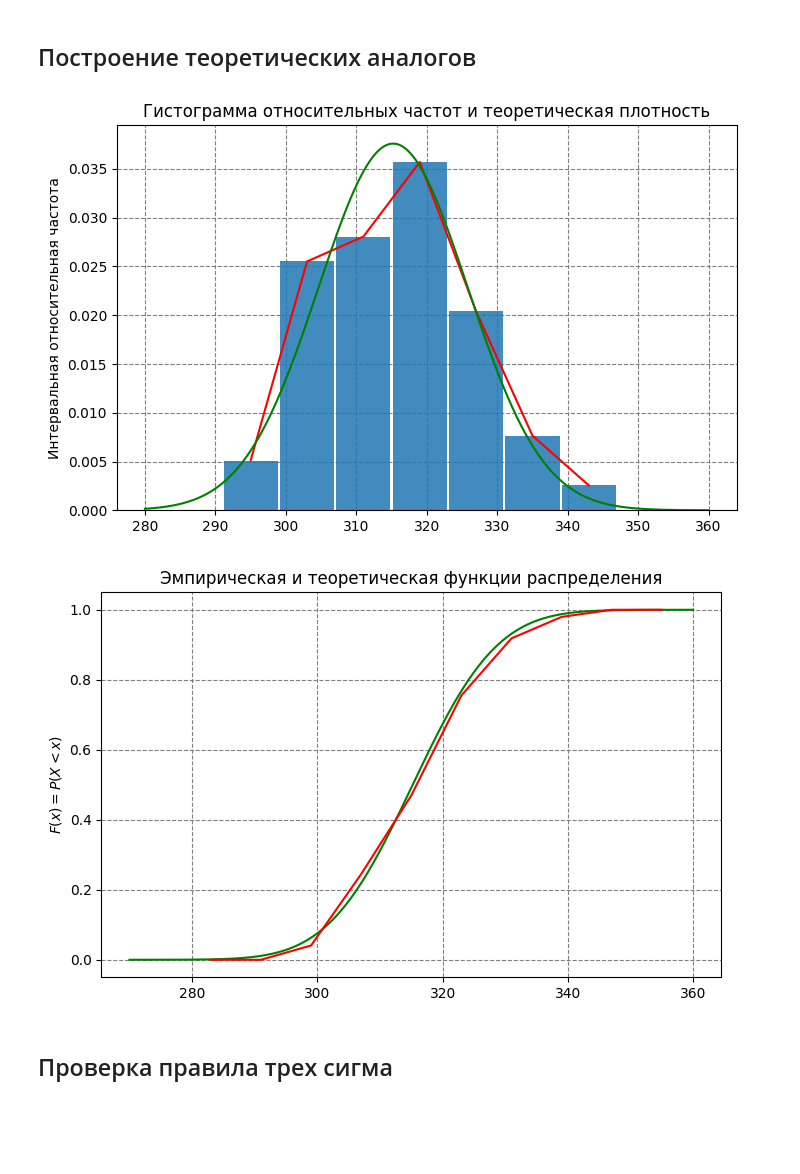
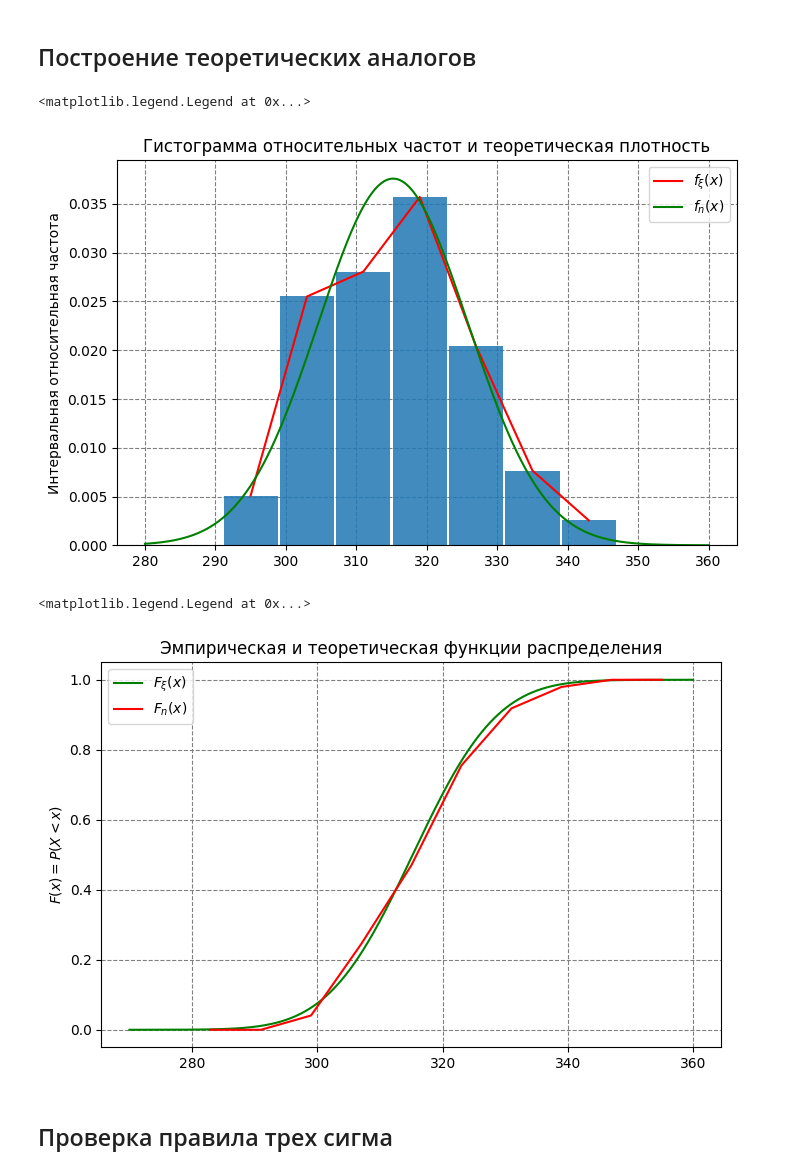
Before and after one commit to IvanBugaenko/NumericalMethods-Labs, a Jupyter notebook: terver/terver2.ipynb, the cells around one changed output. Cells and saved outputs as stored; diff of their text form; code cells hidden in the pictures; blank space fills up the shorter version.

```diff
--- a/terver/terver2.ipynb
+++ b/terver/terver2.ipynb
@@ -175,14 +176,19 @@ fr_teor_y = F(fr_teor_x)
 # %%
 plt.figure(figsize=(8,5))
 plt.title('Гистограмма относительных частот и теоретическая плотность')
 plt.rc('axes', axisbelow=True)
 plt.bar(mean_row, p_hist, width=h - 0.3, alpha=0.85)
 plt.grid(color='gray', linestyle='dashed')
 plt.plot(mean_row, p_hist, color='red')
 plt.plot(p_teor_x, p_teor_y, color='green')
 plt.ylabel('Интервальная относительная частота');
+plt.legend([
+    r"$f_{\xi}(x)$",
+    r"$f_{n}(x)$"
+])
 # %% [output]
+<matplotlib.legend.Legend at 0x...>
-[figure, old version]
+[figure, new version]
 # %%
 plt.figure(figsize=(8,5))
 plt.title('Эмпирическая и теоретическая функции распределения')
@@ -191,8 +197,13 @@ plt.grid(color='gray', linestyle='dashed')
 plt.plot(fr_teor_x, fr_teor_y, color='green')
 plt.ylabel('$F(x) = P(X < x)$')
 plt.plot(np.hstack((intervals[0, 0] - h, intervals[0][0], right_row, intervals[-1, -1] + h)), p_sum, color='red');
+plt.legend([
+    r"$F_{\xi}(x)$",
+    r"$F_{n}(x)$"
+])
 # %% [output]
+<matplotlib.legend.Legend at 0x...>
-[figure, old version]
+[figure, new version]
 # %% [markdown]
 ## Проверка правила трех сигма
 # %%
```
Also changed, not shown: parts of 31 cells of this notebook.
